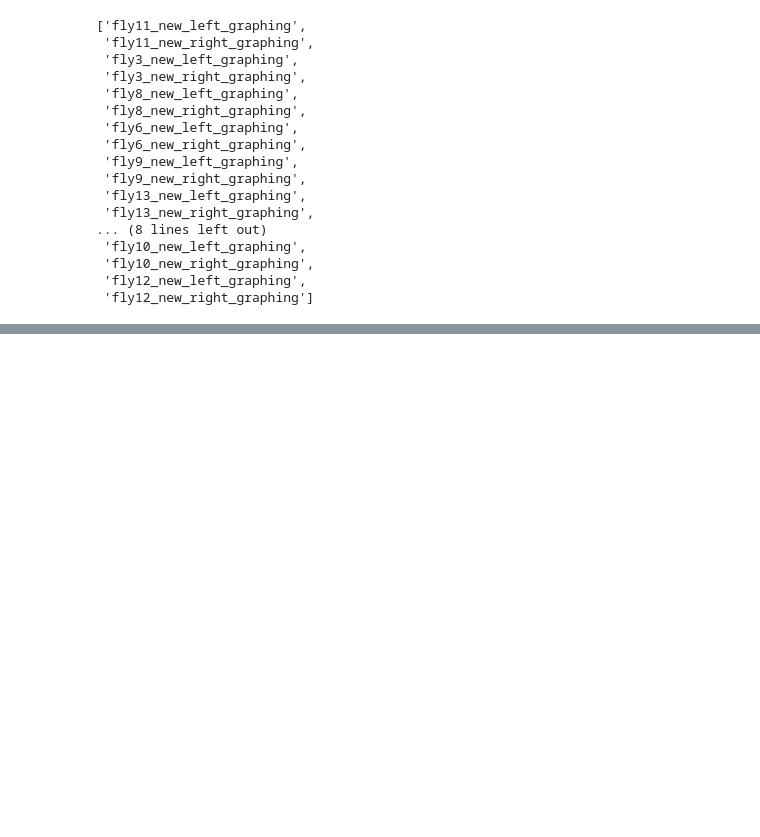
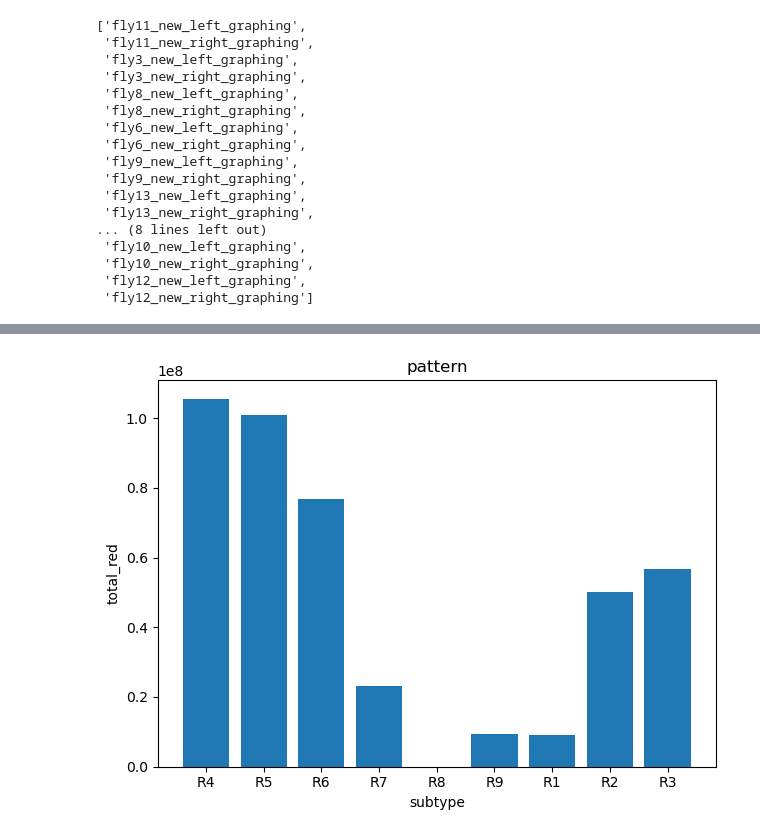
Before and after one commit to sansachenlelele/connectome_analysis_fisherlab, a Jupyter notebook: zipursky-analyze trend-total.ipynb, the cells around one changed output, grey strips where cells are left out. Saved outputs shown, nothing was run; the diff lists cells and outputs as text; code cells hidden in the pictures; blank space fills up the shorter version.

Commit message:
upload from fisher lab mac

```diff
--- a/zipursky-analyze trend-total.ipynb
+++ b/zipursky-analyze trend-total.ipynb
@@ -71,0 +36,27 @@ fly4 (18, 5)
+# %%
+# on both fisher lab MAC and Sansa MACbook
+
+
+
+
+
+data_dir = Path('mean signal value csv')
+data_dir = Path.cwd() / 'mean signal value csv'
+
+# 2. Grab every fly*_mean_signals.csv in there
+csv_files = list(data_dir.glob('fly*_mean_signals.csv'))
+
+# 3. Read them into a dict of DataFrames,
+#    keyed by 'fly#'
+data = {
+    f.stem.replace('_mean_signals', ''): pd.read_csv(f)
+    for f in csv_files
+}
+
+# 4. (Optional) Quick sanity‑check
+for name, df in data.items():
+    print(name, df.shape)
+
+# 5. Assign each DataFrame to a variable named after its key
+for fly_name, df in data.items():
+    globals()[fly_name] = df
@@ -548,0 +752,13 @@ graphing_dfs
+# %%
+df = fly5_new_right_graphing_nan
+x = df['subtype']
+y = df['total_red']
+plt.figure()
+plt.bar(x, y)
+plt.xlabel('subtype')
+plt.ylabel('total_red')
+plt.title(df_name)
+plt.tight_layout()
+plt.show()
+# %% [output]
+[figure, added]
```
Also changed, not shown: parts of 22 cells of this notebook, 24 other files.
